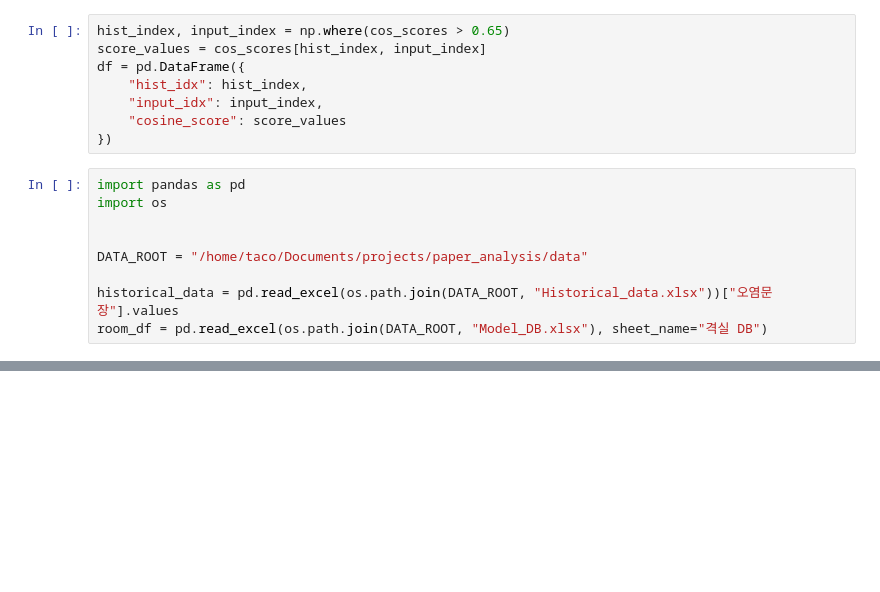
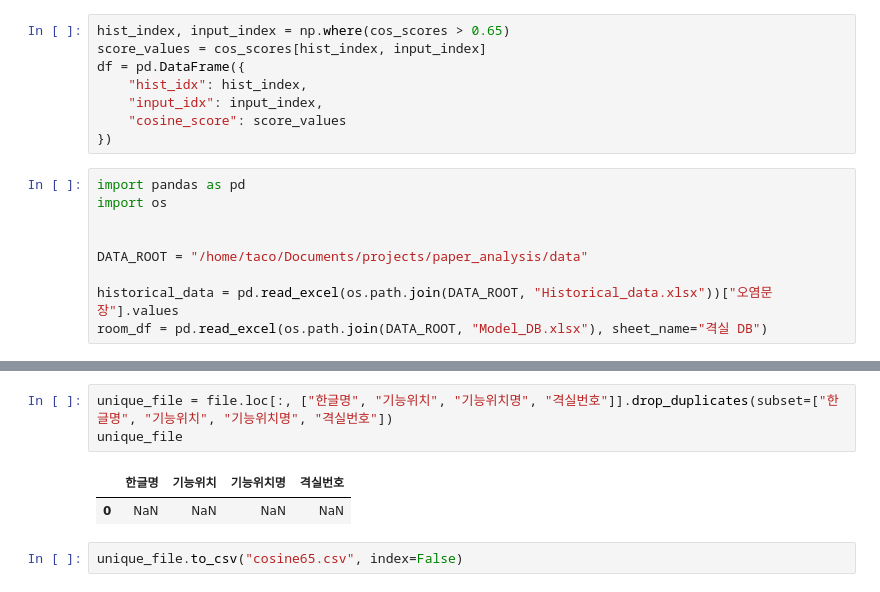
Before and after one commit to TacoYakii/IIE7721_term_project, a Jupyter notebook: code/temp.ipynb, the cells around one changed output, grey strips where cells are left out. Cells and saved outputs as stored; diff of their text form; blank space fills up the shorter version.

```diff
--- a/code/temp.ipynb
+++ b/code/temp.ipynb
@@ -159,0 +225,8 @@ for idx, value in enumerate(room_df["격실번호"]):
+# %%
+unique_file = file.loc[:, ["한글명", "기능위치", "기능위치명", "격실번호"]].drop_duplicates(subset=["한글명", "기능위치", "기능위치명", "격실번호"])
+unique_file
+# %% [output]
+|  | 한글명 | 기능위치 | 기능위치명 | 격실번호 |
+| 0 | NaN | NaN | NaN | NaN |
+# %%
+unique_file.to_csv("cosine65.csv", index=False)
```
Also changed, not shown: parts of 8 cells of this notebook, 2 other files.
